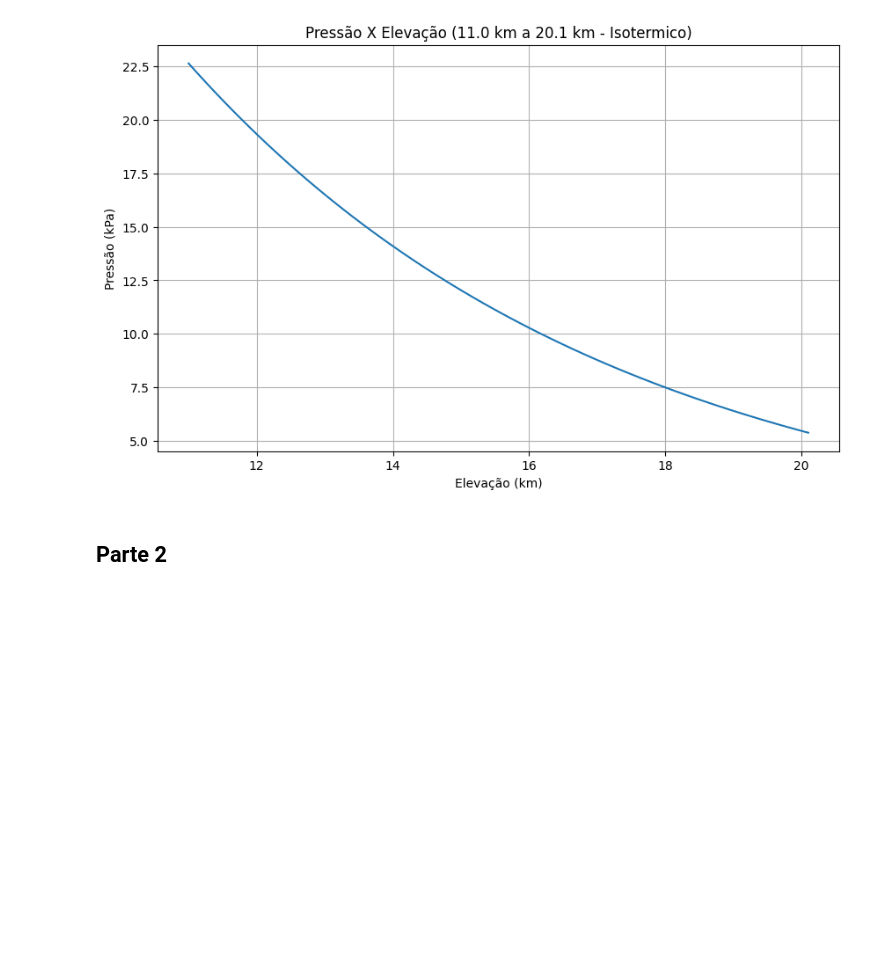
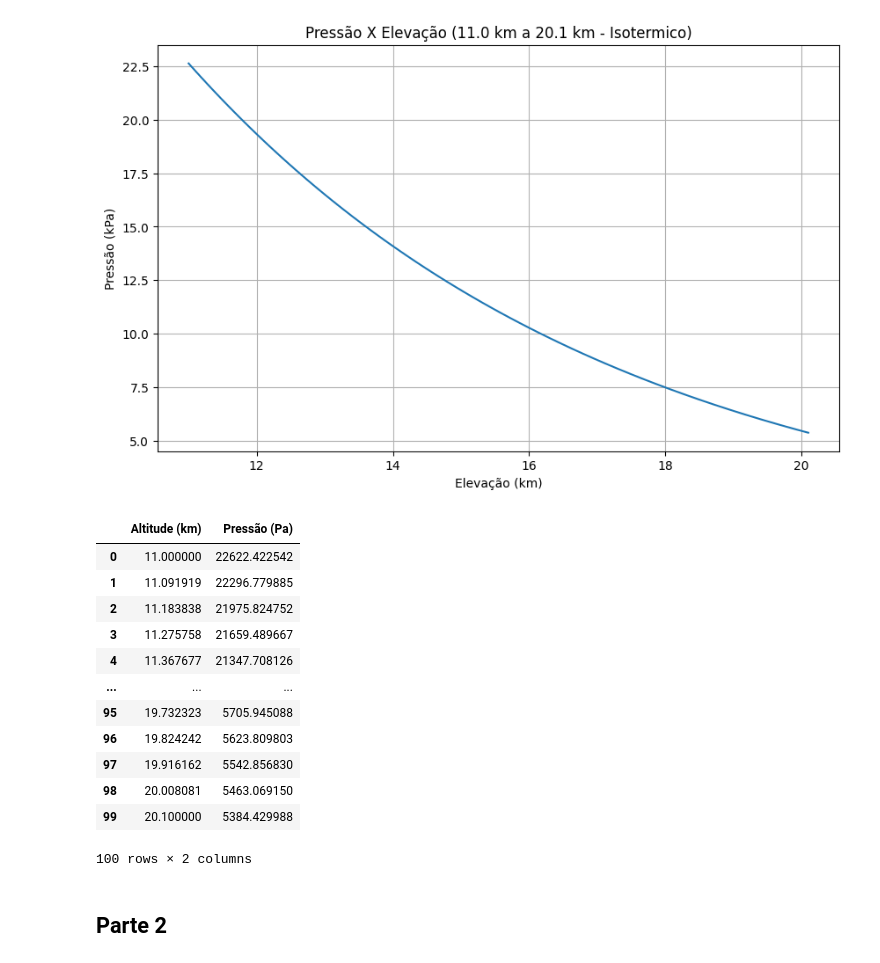
Before and after one commit to bernardo-gontijo/Ativ1-MecSolMecFlu, a Jupyter notebook: atividade1.ipynb, the cells around one changed output. Saved outputs shown, nothing was run; the diff lists cells and outputs as text; code cells hidden in the pictures; blank space fills up the shorter version.

```diff
--- a/atividade1.ipynb
+++ b/atividade1.ipynb
@@ -99,6 +153,23 @@ plt.grid(True)
 plt.show()
 # %% [output]
 [figure]
+# %%
+df_pressao_elevacao = pd.DataFrame({'Altitude (km)': elevacoes, 'Pressão (Pa)': pressao_isotermica(elevacoes, e_0, p_11_padrao)})
+df_pressao_elevacao
+# %% [output]
+|  | Altitude (km) | Pressão (Pa) |
+| 0 | 11.000000 | 22622.422542 |
+| 1 | 11.091919 | 22296.779885 |
+| 2 | 11.183838 | 21975.824752 |
+| 3 | 11.275758 | 21659.489667 |
+| 4 | 11.367677 | 21347.708126 |
+| ... | ... | ... |
+| 95 | 19.732323 | 5705.945088 |
+| 96 | 19.824242 | 5623.809803 |
+| 97 | 19.916162 | 5542.856830 |
+| 98 | 20.008081 | 5463.069150 |
+| 99 | 20.100000 | 5384.429988 |
+100 rows × 2 columns
 # %% [markdown]
 ## Parte 2
 # %% [markdown]
```
Also changed, not shown: parts of 13 cells of this notebook.
